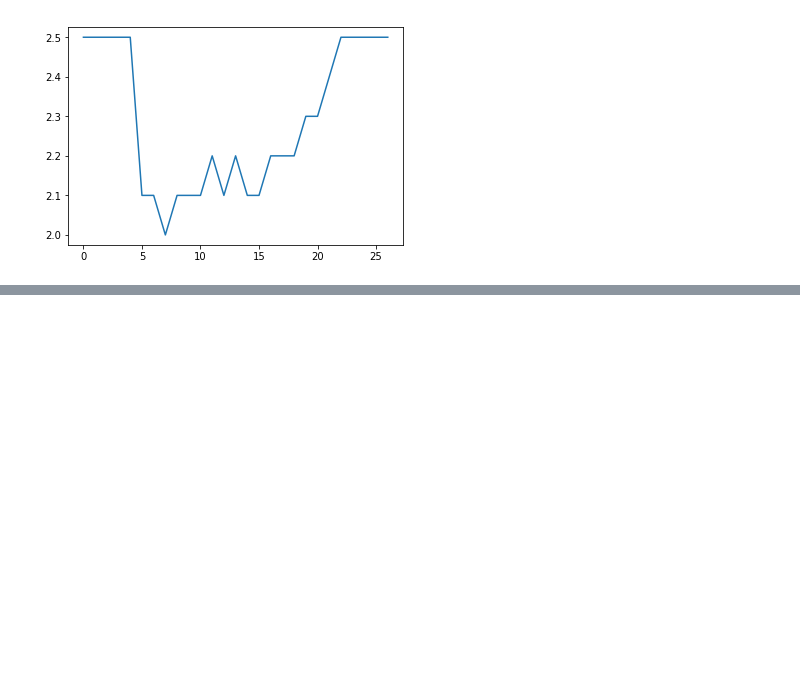
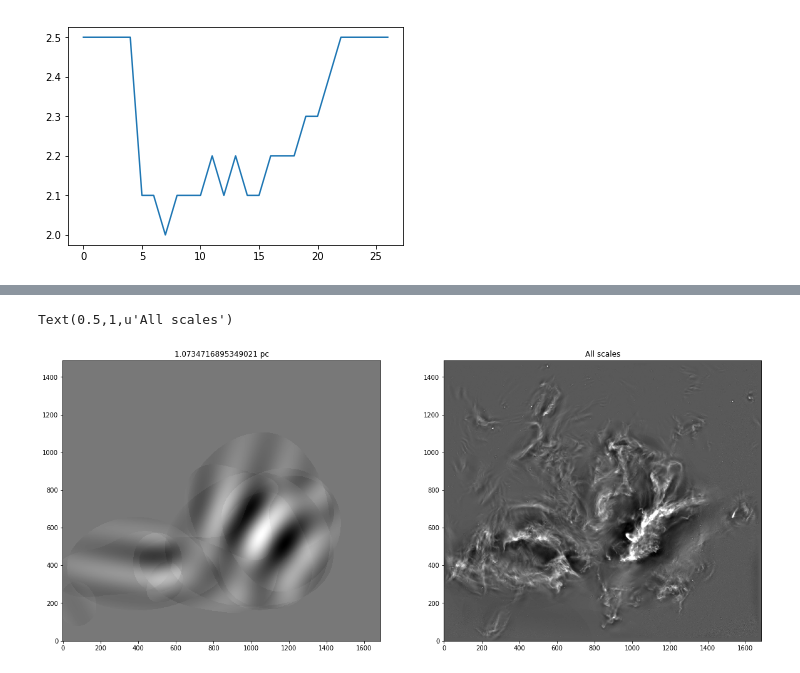
Before and after one commit to hoangducthuong/notebooks, a Jupyter notebook: Polaris.ipynb, the cells around one changed output, grey strips where cells are left out. Cells and saved outputs as stored; diff of their text form; code cells hidden in the pictures; blank space fills up the shorter version.

```diff
--- a/Polaris.ipynb
+++ b/Polaris.ipynb
@@ -68,12 +68,14 @@ spec_beamn = spec_beam/spec_beam[0]  #Spectrum normalisation
 #del Bwt,BS11a,Bq
 #BS1an = BS1a / BS1a[4]
 
+dFscl = 150.*np.tan((1./(60.*tab_k))*(np.pi/180.))
+
 #Plot Fourier power spectrum
 Tools='pan,box_zoom,reset,save,hover'
-f = figbok( x_axis_label="k [arcmin^-1]", x_axis_type="log", \
-           y_axis_label="P[k]", y_axis_type="log",x_range=(0.003, 4), \
+f = figbok( x_axis_label="Scale [pc]", x_axis_type="log", \
+           y_axis_label="P[k]", y_axis_type="log",x_range=(0.01, 10), \
            y_range=(1, 10**8), tools=Tools)
-f.line(tab_k[0:391], spec_k[0:391]/spec_beamn[0:391], legend='Fourier')
+f.line(dFscl[0:391], spec_k[0:391]/spec_beamn[0:391], legend='Fourier')
 #f.line(tab_k, spec_k, legend='Fourier')
 
 #Set a list of q
@@ -87,27 +89,32 @@ print q
 #wt, S11a, wav_k, S1a, q = fan_trans(imzm, reso=reso, q=q, qdyn=True)
 #wt, S11a, wav_k, S1a, q = fan_trans(imzm, reso=reso, q=q, qdyn=False, apodize= 0.98, arrdim = np.array([1800,1800]))
 
+dWscl = 150.*np.tan((1./(60.*wav_k))*(np.pi/180.))
+
 S1an = np.copy(S1a)
 
 S1an[0,3:] = S1a[0,3:]/BS1an[3:]
 S1an[1,3:] = S1a[1,3:]/BS1an[3:]
 S1an[2,3:] = S1a[2,3:]/BS1an[3:]
 
-f.diamond(wav_k[0:21], S1an[0,0:21], legend='Wavelet',color='black',line_width=5)
-f.triangle(wav_k[0:21], S1an[1,0:21], legend='Coherent',color='blue',line_width=5)
-f.square(wav_k[0:21], S1an[2,0:21], legend='Gaussian',color='red',line_width=5)
+f.diamond(dWscl[0:21], S1an[0,0:21], legend='Wavelet',color='black',line_width=5)
+f.triangle(dWscl[0:21], S1an[1,0:21], legend='Coherent',color='blue',line_width=5)
+f.square(dWscl[0:21], S1an[2,0:21], legend='Gaussian',color='red',line_width=5)
 
 #Power law fit
-coef = np.polyfit(np.log(wav_k[6:15]),np.log(S1an[2,6:15]),deg=1)
-yfit = np.exp(coef[1])*wav_k**coef[0]
+coef,cov = np.polyfit(np.log(dWscl[6:15]),np.log(S1an[2,6:15]),deg=1,cov=True)
+yfit = np.exp(coef[1])*dWscl**coef[0]
 
-coef2 = np.polyfit(np.log(wav_k[12:17]),np.log(S1an[1,12:17]),deg=1)
-yfit2 = np.exp(coef2[1])*wav_k**coef2[0]
+coef2,cov2 = np.polyfit(np.log(dWscl[12:17]),np.log(S1an[1,12:17]),deg=1,cov=True)
+yfit2 = np.exp(coef2[1])*dWscl**coef2[0]
 
-print "Power law = ", coef[0],coef2[0]
+print "Power law Gaussian = ", coef[0], np.sqrt(np.diag(cov))
+print "Power law coherent = ", coef2[0], np.sqrt(np.diag(cov2))
 
-f.line(wav_k, yfit, legend='Fit', line_dash='dashed')
-f.line(wav_k, yfit2, line_dash='dashed')
+f.line(dWscl, yfit, legend='Fit', line_dash='dashed')
+f.line(dWscl, yfit2, line_dash='dashed')
+
+f.legend.location = "top_left"
 
 showbok(f)
 # %% [output]
@@ -181,0 +232,12 @@ showbok(f)
+# %%
+figure(figsize=(20,10))
+plt.subplot(1,2,1)
+imshow(wt[M+7,:,:].real,origin='below',cmap='gray')
+plt.title(np.str(dWscl[7])+" pc")
+
+plt.subplot(1,2,2)
+imshow(np.sum(wt[M:2*M,:,:].real,axis=0),origin='below',cmap='gray', vmin=-28, vmax=52)
+plt.title('All scales')
+# %% [output]
+Text(0.5,1,u'All scales')
+[figure, added]
```
Also changed, not shown: parts of 11 cells of this notebook.
